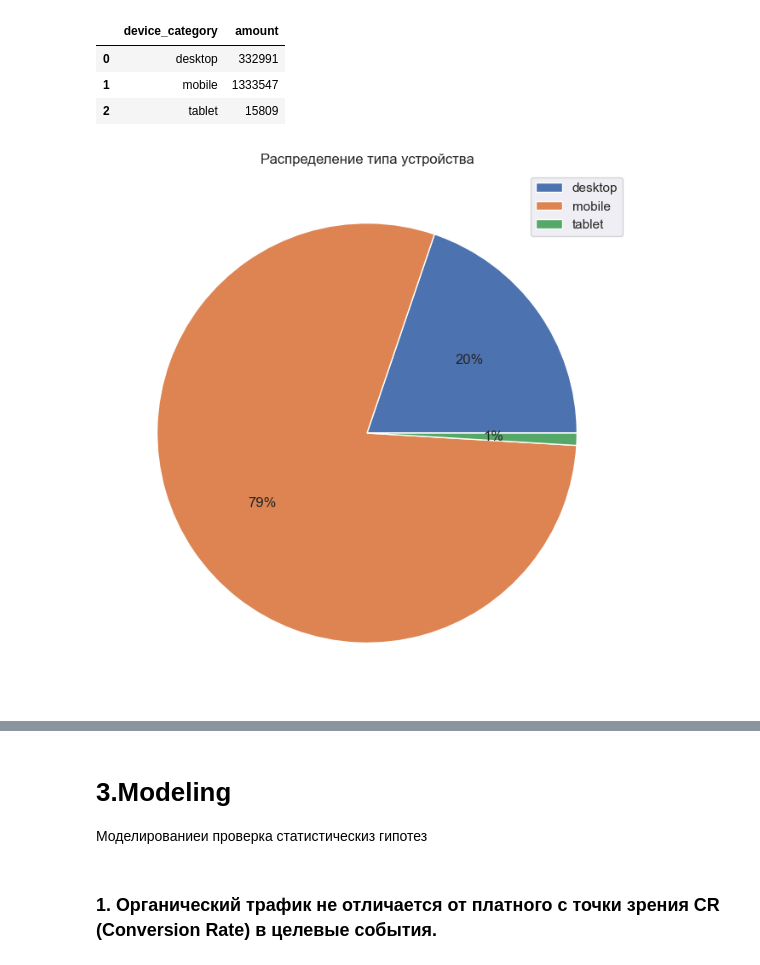
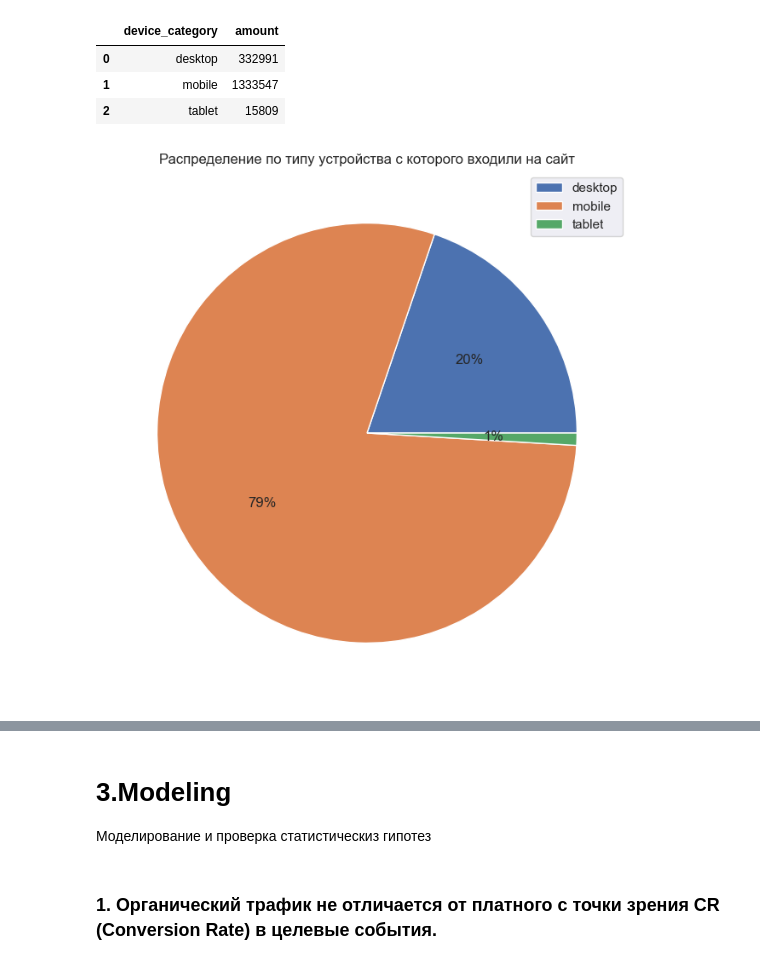
Before and after one commit to proger-n/SberAutopodpiska_analysis, a Jupyter notebook: JupyterNotebooks/final_project_1.ipynb, the cells around one changed output, grey strips where cells are left out. Drawn from its saved outputs; the diff is of its cells as text; code cells hidden in the pictures.

```diff
--- a/JupyterNotebooks/final_project_1.ipynb
+++ b/JupyterNotebooks/final_project_1.ipynb
@@ -79,8 +79,8 @@ import matplotlib.pyplot as plt
 from scipy import stats
 sns.set()
 # %%
-df_hits = pd.read_csv('https://drive.google.com/uc?export=download&confirm=no_antivirus&id=1aWTUBZoxDctNs-ldqEw-9dw0X2zR9upd')
-# df_hits = pd.read_csv('../../ga_hits.csv')
+# df_hits = pd.read_csv('https://drive.google.com/uc?export=download&confirm=no_antivirus&id=1aWTUBZoxDctNs-ldqEw-9dw0X2zR9upd')
+df_hits = pd.read_csv('../../ga_hits.csv')
 df_hits.head()
 # %% [output]
 |  | session_id | hit_date | hit_time | hit_number | hit_type | hit_referer | hit_page_path | event_category | ... |
@@ -117,8 +117,8 @@ df_hits_usable = pd.pivot_table(df_hits_usable,
                aggfunc={"target": sum, "hit_page_path": 'first'}
                ).reset_index()
 # %%
-df_sessions = pd.read_csv('https://drive.google.com/uc?export=download&confirm=no_antivirus&id=1GaQnAgzshXMl0WwKHI11e2dBjMjoTlfU')
-# df_sessions = pd.read_csv('../../ga_sessions.csv')
+# df_sessions = pd.read_csv('https://drive.google.com/uc?export=download&confirm=no_antivirus&id=1GaQnAgzshXMl0WwKHI11e2dBjMjoTlfU')
+df_sessions = pd.read_csv('../../ga_sessions.csv')
 df_sessions.head()
 # %% [output]
 |  | session_id | client_id | visit_date | visit_time | visit_number | utm_source | utm_medium | utm_campaign | ... |
@@ -252,7 +258,7 @@ msno.bar(df_united_clean)
 # %% [markdown]
 заполним как 'other'
 # %%
-# df_united_clean.utm_campaign = df_united_clean.utm_campaign.fillna('other')
+df_united_clean.utm_campaign = df_united_clean.utm_campaign.fillna('other')
 # %%
 df_united_clean.utm_source.isna().sum()
 # %% [output]
@@ -449,11 +455,11 @@ df_device_category_amount
 # %%
 plt.figure(figsize=(12, 8))
 plt.pie(df_device_category_amount.amount, labels=df_device_category_amount.device_category, labeldistance=None, autopct = '%1.0f%%')
-plt.title("Распределение типа устройства")
+plt.title("Распределение по типу устройства с которого входили на сайт")
 plt.legend()
 plt.show();
 # %% [output]
-[figure, old version]
+[figure, new version]
 # %%
 # sns.heatmap(df_united_clean.pivot(index='device_category', columns='city', values='from_smm'))
 # %%
@@ -483,7 +489,7 @@ df_united_clean
 1682347 rows × 9 columns
 # %% [markdown]
 # 3.Modeling
-Моделированиеи проверка статистическиз гипотез
+Моделирование и проверка статистическиз гипотез
 # %% [markdown]
 ### 1. Органический трафик не отличается от платного с точки зрения CR (Conversion Rate) в целевые события.
 # %%
```
Also changed, not shown: parts of 16 cells of this notebook.
